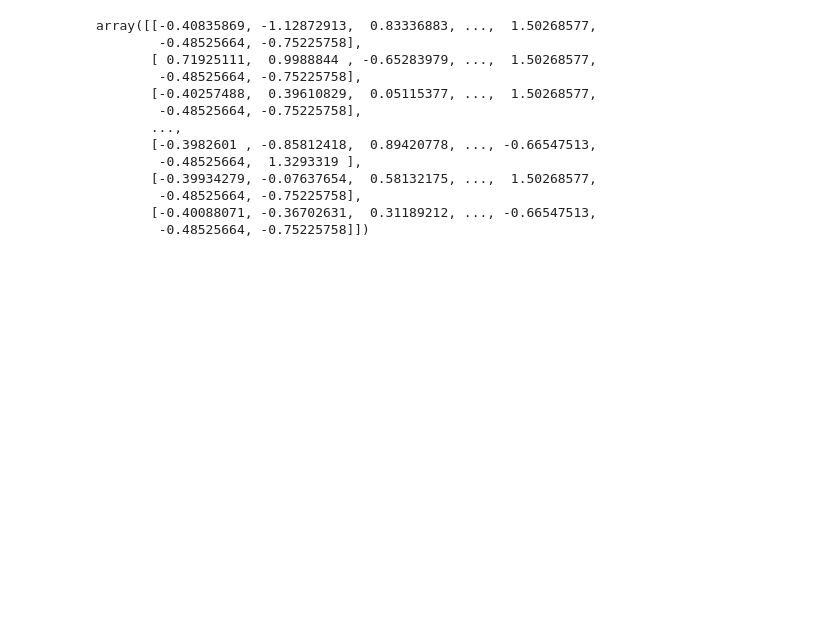
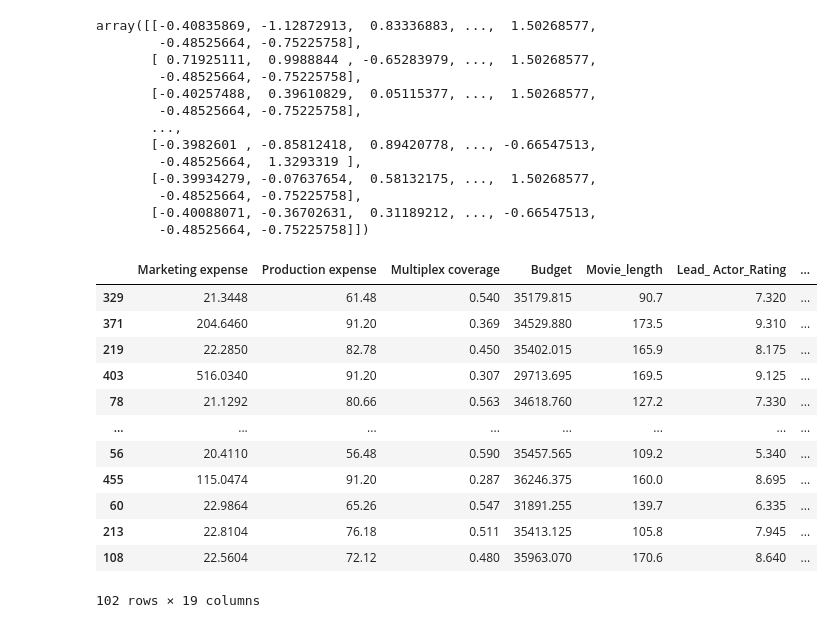
Before and after one commit to Quarkblue/SVM-in-python, a Jupyter notebook: SVM model creation/regression-svm-mdoel.ipynb, the cells around one changed output. Cells and saved outputs as stored; diff of their text form; code cells hidden in the pictures; blank space fills up the shorter version.

```diff
--- a/SVM model creation/regression-svm-mdoel.ipynb
+++ b/SVM model creation/regression-svm-mdoel.ipynb
@@ -162,3 +162,19 @@ array([[-0.40835869, -1.12872913,  0.83336883, ...,  1.50268577,
         -0.48525664, -0.75225758],
        [-0.40088071, -0.36702631,  0.31189212, ..., -0.66547513,
         -0.48525664, -0.75225758]])
+# %%
+x_test
+# %% [output]
+|  | Marketing expense | Production expense | Multiplex coverage | Budget | Movie_length | Lead_ Actor_Rating | ... |
+| 329 | 21.3448 | 61.48 | 0.540 | 35179.815 | 90.7 | 7.320 | ... |
+| 371 | 204.6460 | 91.20 | 0.369 | 34529.880 | 173.5 | 9.310 | ... |
+| 219 | 22.2850 | 82.78 | 0.450 | 35402.015 | 165.9 | 8.175 | ... |
+| 403 | 516.0340 | 91.20 | 0.307 | 29713.695 | 169.5 | 9.125 | ... |
+| 78 | 21.1292 | 80.66 | 0.563 | 34618.760 | 127.2 | 7.330 | ... |
+| ... | ... | ... | ... | ... | ... | ... | ... |
+| 56 | 20.4110 | 56.48 | 0.590 | 35457.565 | 109.2 | 5.340 | ... |
+| 455 | 115.0474 | 91.20 | 0.287 | 36246.375 | 160.0 | 8.695 | ... |
+| 60 | 22.9864 | 65.26 | 0.547 | 31891.255 | 139.7 | 6.335 | ... |
+| 213 | 22.8104 | 76.18 | 0.511 | 35413.125 | 105.8 | 7.945 | ... |
+| 108 | 22.5604 | 72.12 | 0.480 | 35963.070 | 170.6 | 8.640 | ... |
+102 rows × 19 columns
```
